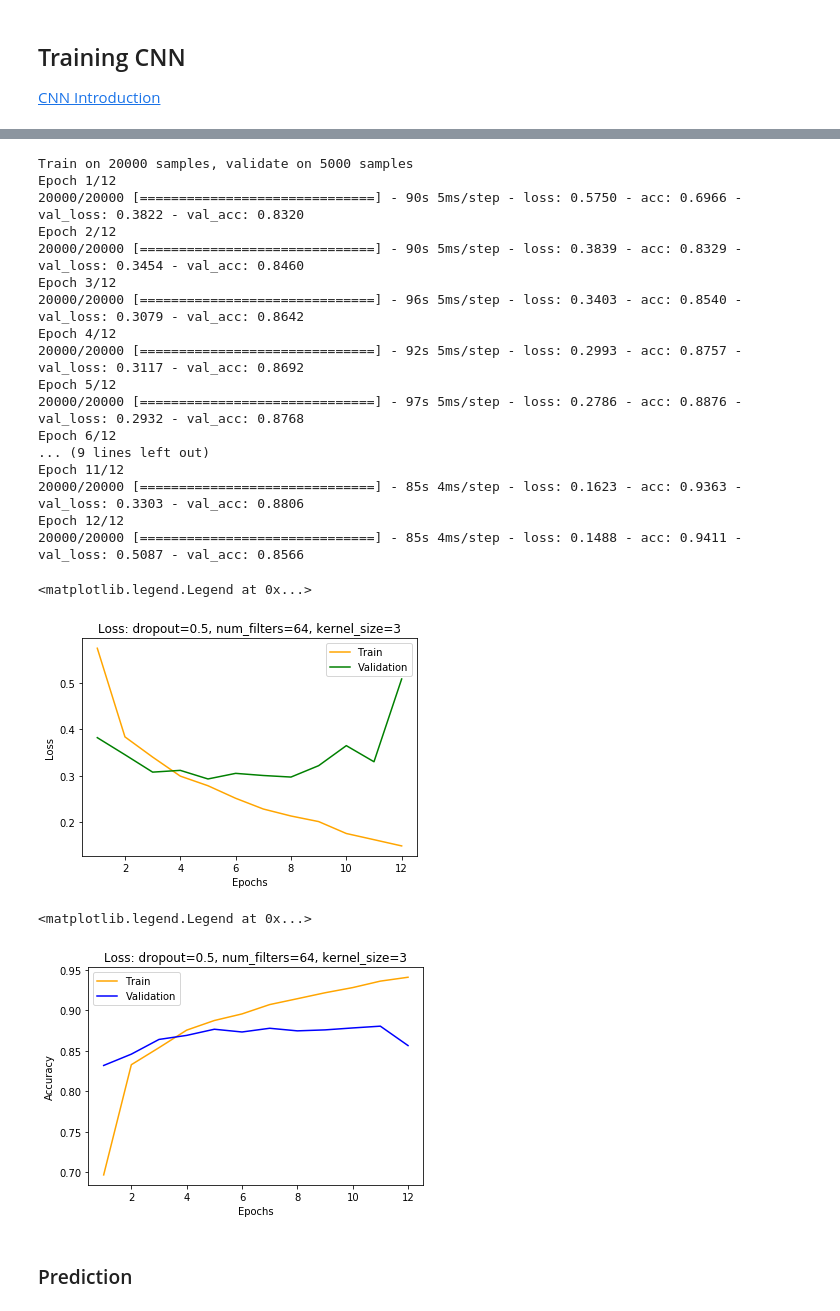
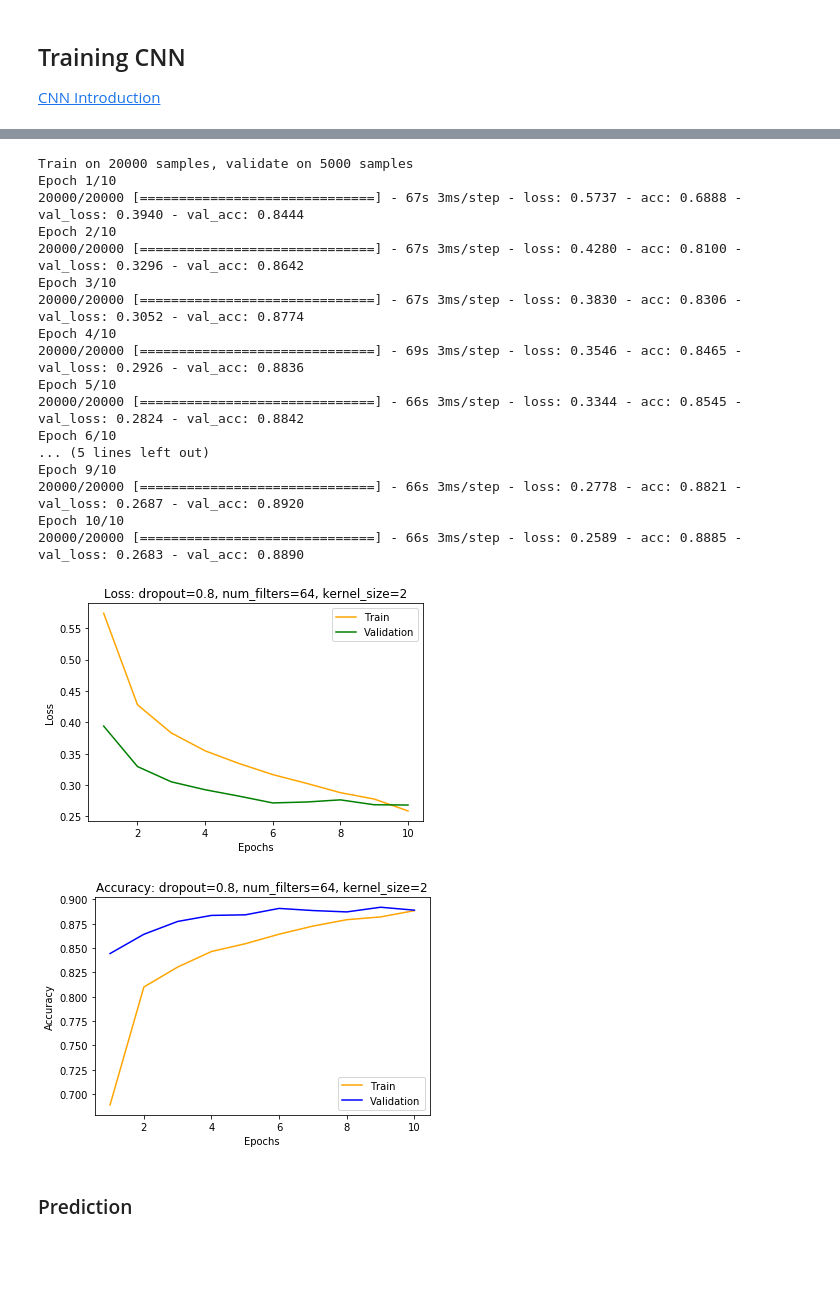
Before and after one commit to LingyingWu/Sentiment-Analysis-IMDB, a Jupyter notebook: Sentiment_Analysis_CNN.ipynb, the cells around one changed output, grey strips where cells are left out. Saved outputs shown, nothing was run; the diff lists cells and outputs as text; code cells hidden in the pictures; blank space fills up the shorter version.

```diff
--- a/Sentiment_Analysis_CNN.ipynb
+++ b/Sentiment_Analysis_CNN.ipynb
@@ -85,7 +85,7 @@ test_pad_sequences = pad_sequences(test_sequences, maxlen=MAX_SEQUENCE_LENGTH)
 # %%
 
 # Word embedding matrix
-word2vec_model = Word2Vec.load("Word2Vec_Models/features300-minwords40-context10-numbers")
+word2vec_model = Word2Vec.load("Word2Vec_Models/features300-minwords40-context10")
 
 # Choose the smaller number one as column length
 num_words = min(MAX_VOCAB_SIZE, len(word_index) + 1)
@@ -144,9 +144,9 @@ def cnn_simple(dropout=0.5, num_filters=64, kernel_size=2):
 
     return model
 # %%
-dropout = 0.5
+dropout = 0.8
 num_filters = 64
-kernel_size = 3
+kernel_size = 2
 
 cnn_simple_model = cnn_simple(dropout=dropout, num_filters=num_filters, kernel_size=kernel_size)
 cnn_simple_model.summary()
@@ -171,25 +171,25 @@ Trainable params: 59,777
 Non-trainable params: 30,419,700
 _________________________________________________________________
 # %%
-history = cnn_simple_model.fit(x_train, y_train, batch_size=64, epochs=12, validation_data=[x_val, y_val])
+history = cnn_simple_model.fit(x_train, y_train, batch_size=64, epochs=10, validation_data=[x_val, y_val])
 # %% [output]
 Train on 20000 samples, validate on 5000 samples
-Epoch 1/12
-20000/20000 [==============================] - 90s 5ms/step - loss: 0.5750 - acc: 0.6966 - val_loss: 0.3822 - val_acc: 0.8320
-Epoch 2/12
-20000/20000 [==============================] - 90s 5ms/step - loss: 0.3839 - acc: 0.8329 - val_loss: 0.3454 - val_acc: 0.8460
-Epoch 3/12
-20000/20000 [==============================] - 96s 5ms/step - loss: 0.3403 - acc: 0.8540 - val_loss: 0.3079 - val_acc: 0.8642
-Epoch 4/12
-20000/20000 [==============================] - 92s 5ms/step - loss: 0.2993 - acc: 0.8757 - val_loss: 0.3117 - val_acc: 0.8692
-Epoch 5/12
-20000/20000 [==============================] - 97s 5ms/step - loss: 0.2786 - acc: 0.8876 - val_loss: 0.2932 - val_acc: 0.8768
-Epoch 6/12
-... (9 lines left out)
-Epoch 11/12
-20000/20000 [==============================] - 85s 4ms/step - loss: 0.1623 - acc: 0.9363 - val_loss: 0.3303 - val_acc: 0.8806
-Epoch 12/12
-20000/20000 [==============================] - 85s 4ms/step - loss: 0.1488 - acc: 0.9411 - val_loss: 0.5087 - val_acc: 0.8566
+Epoch 1/10
+20000/20000 [==============================] - 67s 3ms/step - loss: 0.5737 - acc: 0.6888 - val_loss: 0.3940 - val_acc: 0.8444
+Epoch 2/10
+20000/20000 [==============================] - 67s 3ms/step - loss: 0.4280 - acc: 0.8100 - val_loss: 0.3296 - val_acc: 0.8642
+Epoch 3/10
+20000/20000 [==============================] - 67s 3ms/step - loss: 0.3830 - acc: 0.8306 - val_loss: 0.3052 - val_acc: 0.8774
+Epoch 4/10
+20000/20000 [==============================] - 69s 3ms/step - loss: 0.3546 - acc: 0.8465 - val_loss: 0.2926 - val_acc: 0.8836
+Epoch 5/10
+20000/20000 [==============================] - 66s 3ms/step - loss: 0.3344 - acc: 0.8545 - val_loss: 0.2824 - val_acc: 0.8842
+Epoch 6/10
+... (5 lines left out)
+Epoch 9/10
+20000/20000 [==============================] - 66s 3ms/step - loss: 0.2778 - acc: 0.8821 - val_loss: 0.2687 - val_acc: 0.8920
+Epoch 10/10
+20000/20000 [==============================] - 66s 3ms/step - loss: 0.2589 - acc: 0.8885 - val_loss: 0.2683 - val_acc: 0.8890
 # %%
 loss = history.history['loss']
 val_loss = history.history['val_loss']
@@ -201,22 +201,24 @@ plt.title('Loss: dropout={0}, num_filters={1}, kernel_size={2}'.format(dropout,
 plt.xlabel('Epochs')
 plt.ylabel('Loss')
 plt.legend()
+
+plt.savefig('Figures/CNN_0.8_Loss.png', dpi=900)
 # %% [output]
-<matplotlib.legend.Legend at 0x...>
-[figure, old version]
+[figure, new version]
 # %%
 acc = history.history['acc']
 val_acc = history.history['val_acc']
 
 plt.plot(epochs, acc, color='orange', label='Train')
 plt.plot(epochs, val_acc, color='blue', label='Validation')
-plt.title('Loss: dropout={0}, num_filters={1}, kernel_size={2}'.format(dropout, num_filters, kernel_size))
+plt.title('Accuracy: dropout={0}, num_filters={1}, kernel_size={2}'.format(dropout, num_filters, kernel_size))
 plt.xlabel('Epochs')
 plt.ylabel('Accuracy')
 plt.legend()
+
+plt.savefig('Figures/CNN_0.8_Acc.png', dpi=900)
 # %% [output]
-<matplotlib.legend.Legend at 0x...>
-[figure, old version]
+[figure, new version]
 # %% [markdown]
 ### Prediction
 # %%
```
Also changed, not shown: parts of 4 cells of this notebook, 6 other files.
